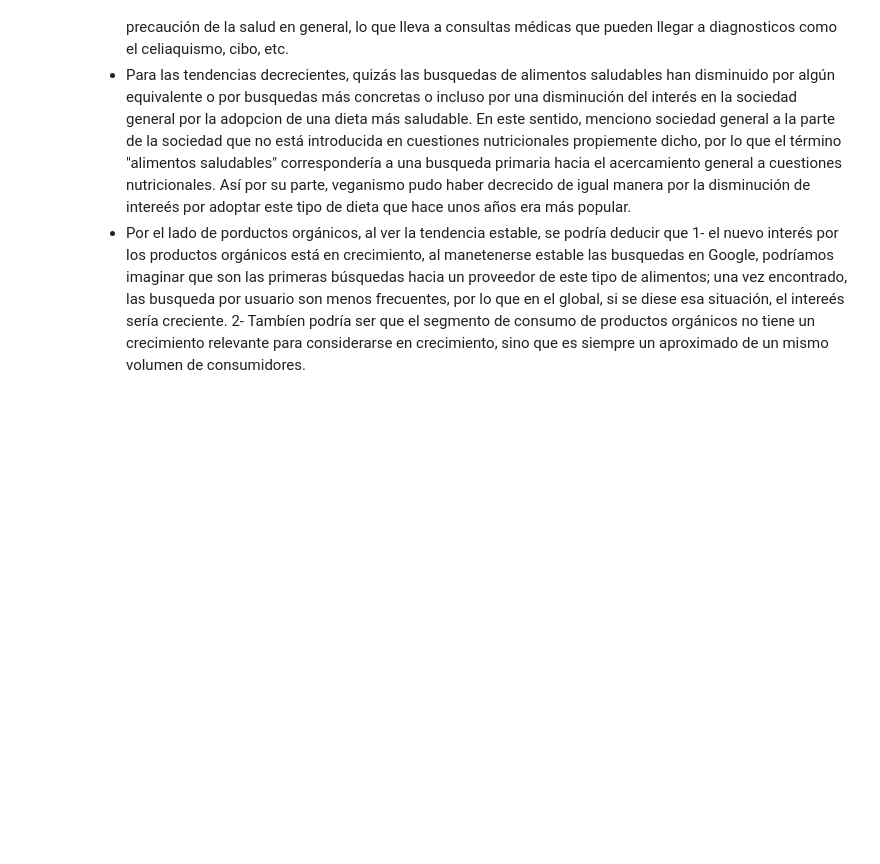
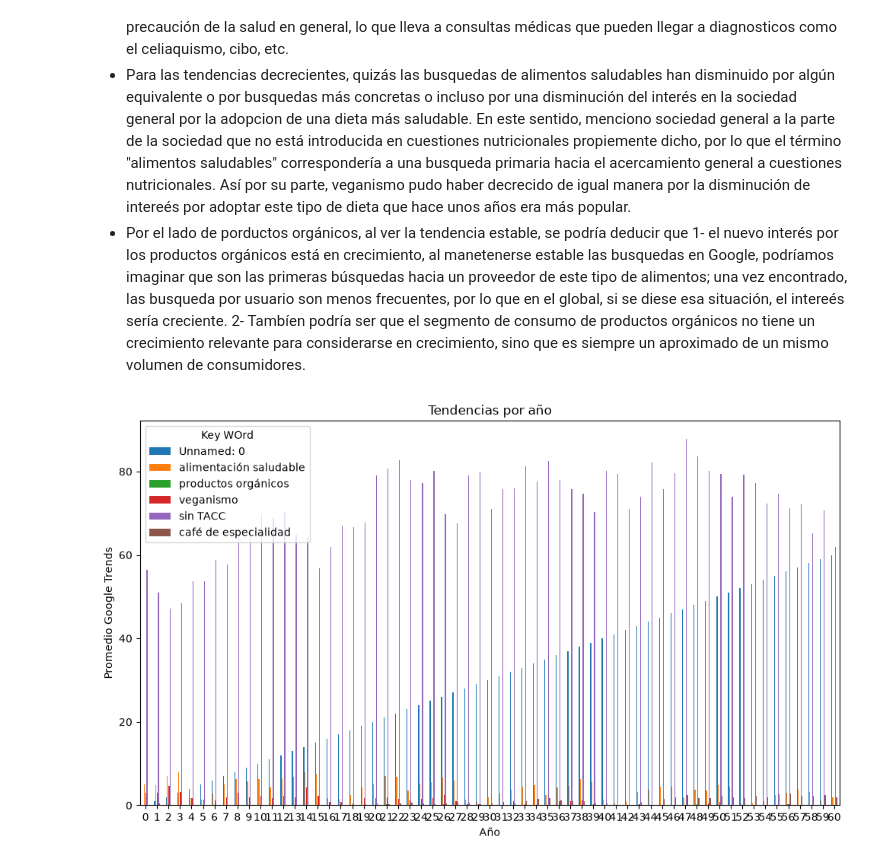
Before and after one commit to estebanler00/Ecofood-consulting, a Jupyter notebook: notebooks/extraccion_tendencias.ipynb, the cells around one changed output. Drawn from its saved outputs; the diff is of its cells as text; code cells hidden in the pictures; blank space fills up the shorter version.

Commit message:
primer intento grafico trends. falta pivot table para buena disposición de año

```diff
--- a/notebooks/extraccion_tendencias.ipynb
+++ b/notebooks/extraccion_tendencias.ipynb
@@ -171,3 +172,20 @@ Los resultados  muestran que las busquedas por términos de veganismo y alimento
 - Se podría deducir que el aumento en la tendencia de busqueda por las cafeterias de especialidad es por la moda creciente, mientas que los productos sin TACC podría verse en aumento por un deterioro en la salud gastoinstestinal general por los alimentos ultraprocesados o por un mayor interés en el cuidado y precaución de la salud en general, lo que lleva a consultas médicas que pueden llegar a diagnosticos como el celiaquismo, cibo, etc.
 - Para las tendencias decrecientes, quizás las busquedas de alimentos saludables han disminuido por algún equivalente o por busquedas más concretas o incluso por una disminución del interés en la sociedad general por la adopcion de una dieta más saludable. En este sentido, menciono sociedad general a la parte de la sociedad que no está introducida en cuestiones nutricionales propiemente dicho, por lo que el término "alimentos saludables" correspondería a una busqueda primaria hacia el acercamiento general a cuestiones nutricionales. Así por su parte, veganismo pudo haber decrecido de igual manera por la disminución de intereés por adoptar este tipo de dieta que hace unos años era más popular.
 - Por el lado de porductos orgánicos, al ver la tendencia estable, se podría deducir que 1- el nuevo interés por los productos orgánicos está en crecimiento, al manetenerse estable las busquedas en Google, podríamos imaginar que son las primeras búsquedas hacia un proveedor de este tipo de alimentos; una vez encontrado, las busqueda por usuario son menos frecuentes, por lo que en el global, si se diese esa situación, el intereés sería creciente. 2- Tambíen podría ser que el segmento de consumo de productos orgánicos no tiene un crecimiento relevante para considerarse en crecimiento, sino que es siempre un aproximado de un mismo volumen de consumidores.
+# %%
+# Gráficos de evolución de tendencias
+ruta_df_agrupado = "C:\\Users\\esteb\\Documents\\Esteban\\CURSOS\\Data-analisis-ComIT_ok\\proyecto-intermedio-okok\\Ecofood-consulting\\data\\processed\\google_trends_argentina_agrupado.csv"
+df_agrupado = pd.read_csv(ruta_df_agrupado)
+
+df_agrupado.plot(kind="bar", figsize=(10,6))
+
+plt.title("Tendencias por año")
+plt.xlabel("Año")
+plt.ylabel("Promedio Google Trends")
+plt.xticks(rotation=0)
+plt.legend(title="Key WOrd")
+
+plt.tight_layout()
+plt.show()
+# %% [output]
+[figure, added]
```
Also changed, not shown: parts of 1 cell of this notebook.
